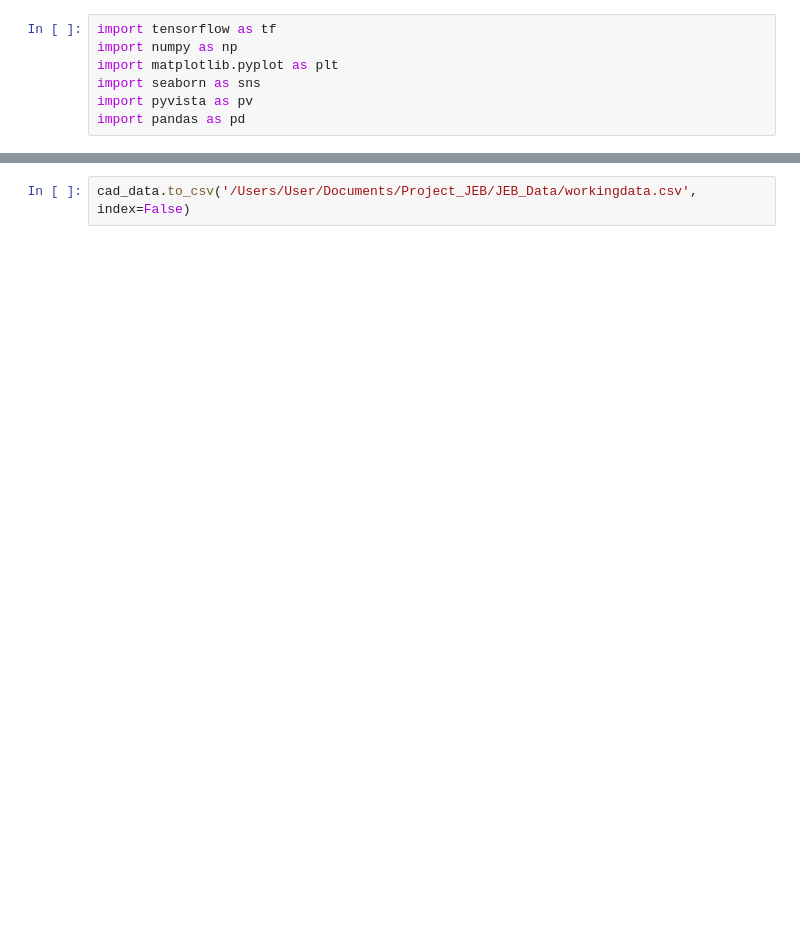
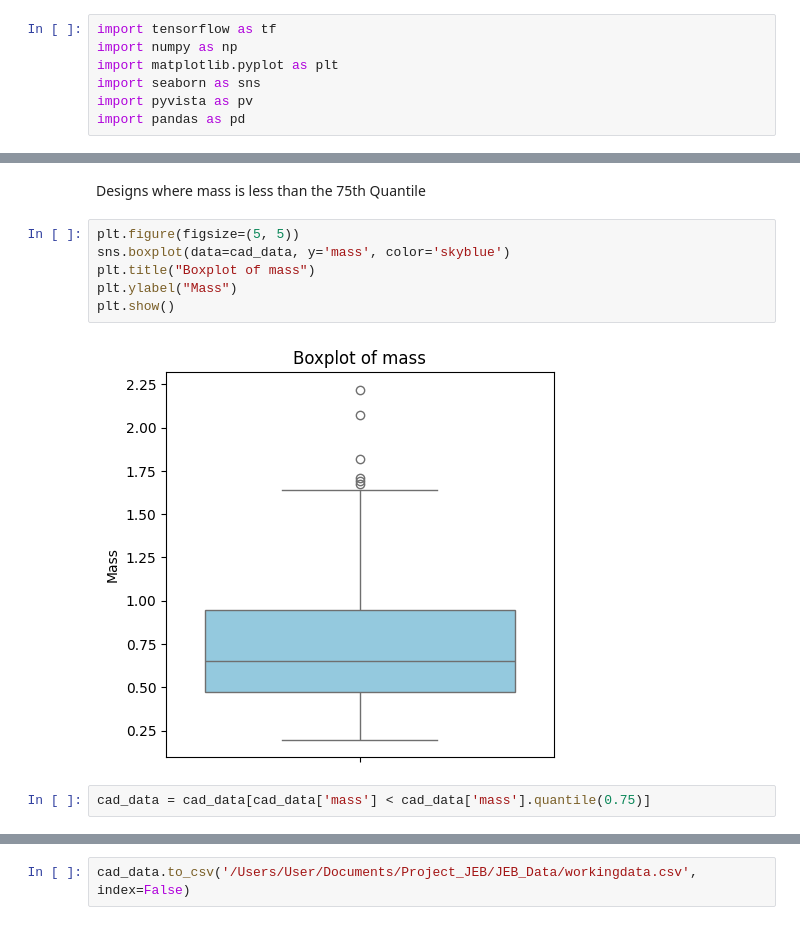
Before and after one commit to mishramlan/JEB-structural-simulation, a Jupyter notebook: Notebooks/Data_Analysis/feature_analysis.ipynb, the cells around one changed output, grey strips where cells are left out. Cells and saved outputs as stored; diff of their text form; blank space fills up the shorter version.

```diff
--- a/Notebooks/Data_Analysis/feature_analysis.ipynb
+++ b/Notebooks/Data_Analysis/feature_analysis.ipynb
@@ -19,0 +26,12 @@ cad_data.head(5)
+# %% [markdown]
+Designs where mass is less than the 75th Quantile
+# %%
+plt.figure(figsize=(5, 5))
+sns.boxplot(data=cad_data, y='mass', color='skyblue')
+plt.title("Boxplot of mass")
+plt.ylabel("Mass")
+plt.show()
+# %% [output]
+[figure, added]
+# %%
+cad_data = cad_data[cad_data['mass'] < cad_data['mass'].quantile(0.75)]
```
Also changed, not shown: parts of 25 cells of this notebook, 6 other files.
